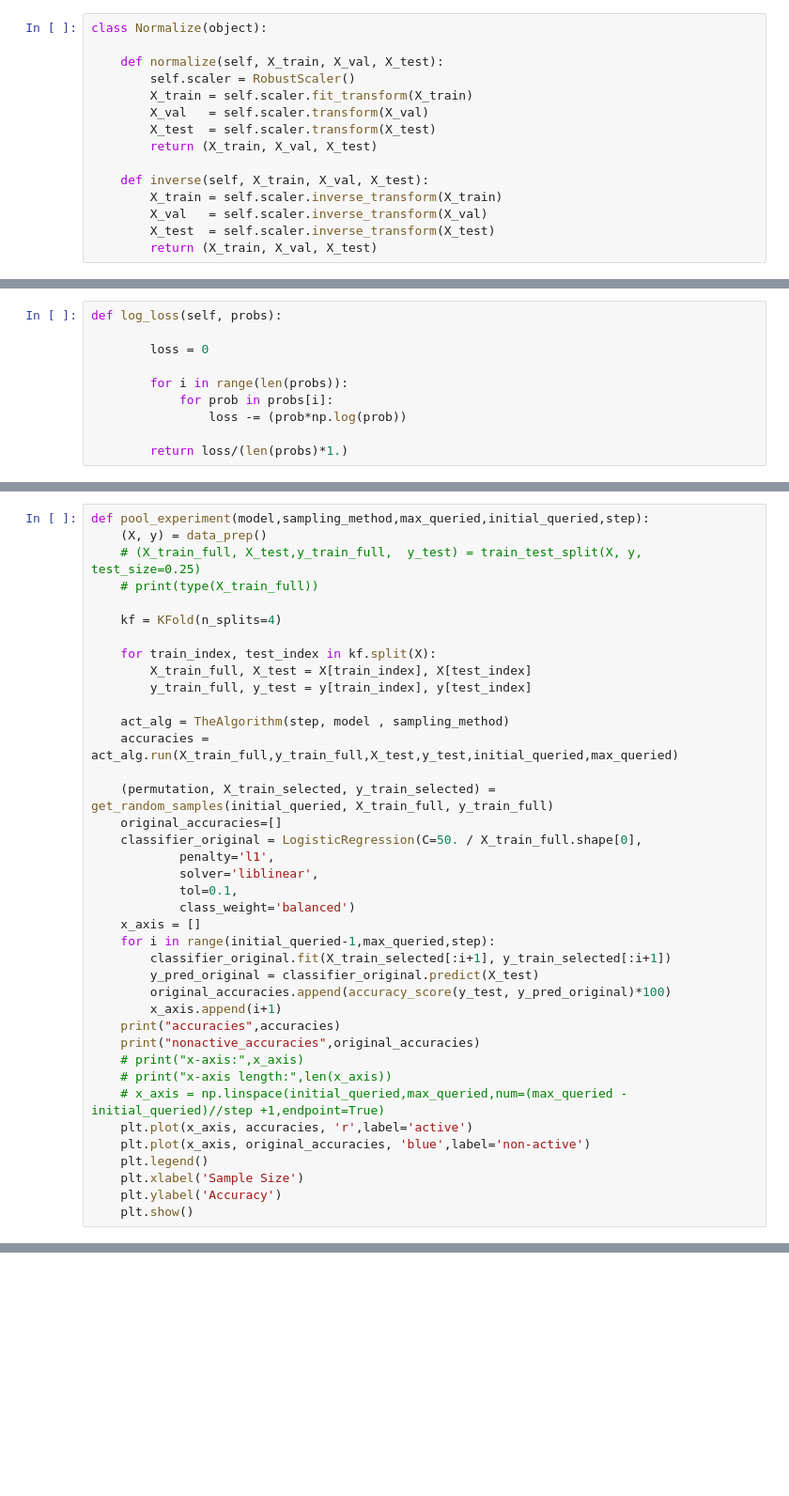
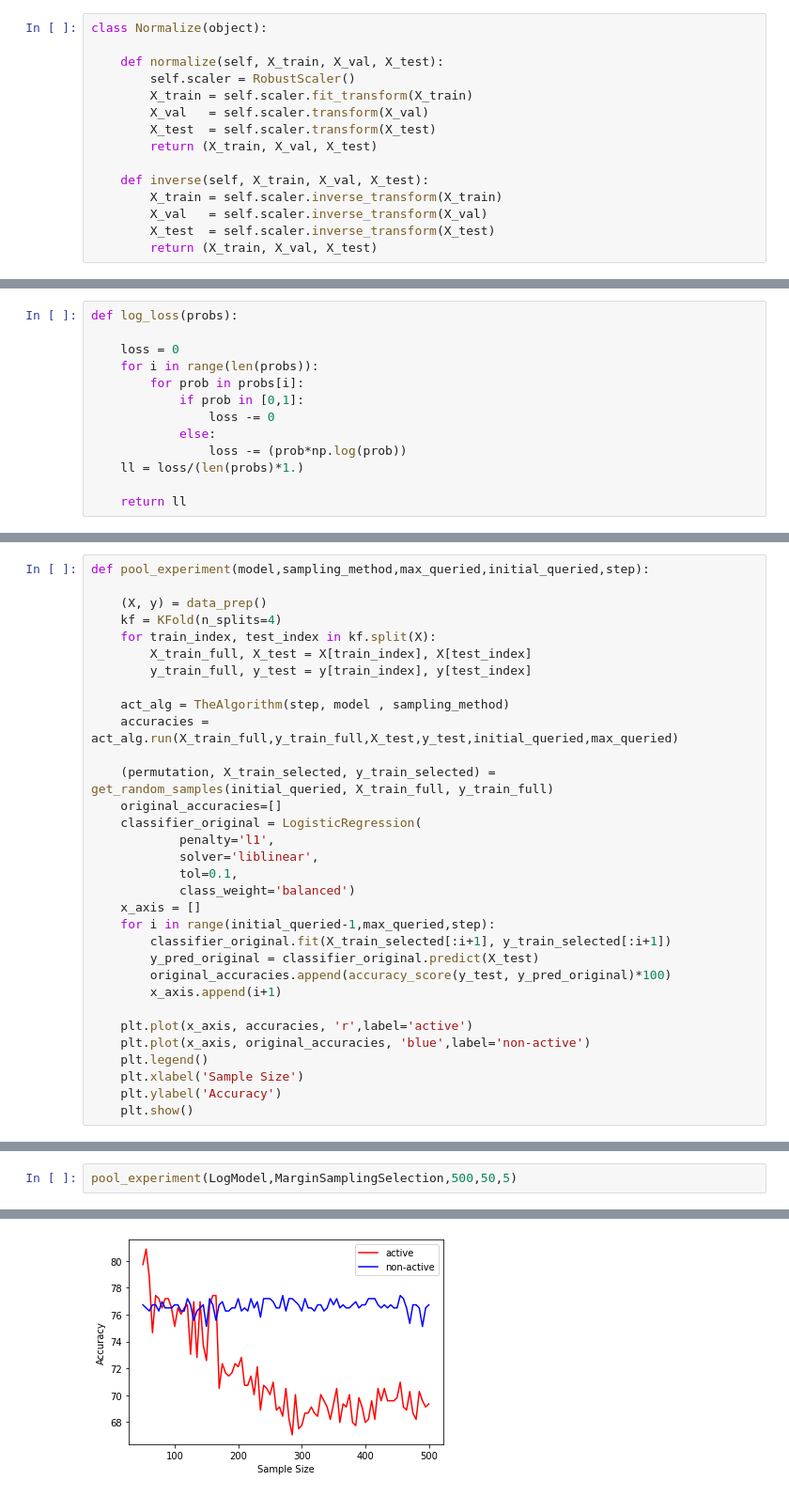
Before and after one commit to WenxuanHuang/Active-Learning-Performance-Benchmarking, a Jupyter notebook: Active_learning_monte_carlo.ipynb, the cells around one changed output, grey strips where cells are left out. Shown at 94% size. Drawn from its saved outputs; the diff is of its cells as text; blank space fills up the shorter version.

```diff
--- a/Active_learning_monte_carlo.ipynb
+++ b/Active_learning_monte_carlo.ipynb
@@ -333,14 +183,17 @@ def get_random_samples(initial_samples, X_train_full,
     return (permutation, X_train, y_train)
 # %%
-def log_loss(self, probs):
+def log_loss(probs):
 
-        loss = 0
+    loss = 0
+    for i in range(len(probs)):
+        for prob in probs[i]:
+            if prob in [0,1]:
+                loss -= 0
+            else:
+                loss -= (prob*np.log(prob))
+    ll = loss/(len(probs)*1.)
 
-        for i in range(len(probs)):
-            for prob in probs[i]:
-                loss -= (prob*np.log(prob))
-
-        return loss/(len(probs)*1.)
+    return ll
 # %%
 class TheAlgorithm(object):
 
@@ -451,11 +288,8 @@ class TheAlgorithm(object):
 # %%
 def pool_experiment(model,sampling_method,max_queried,initial_queried,step):
+
     (X, y) = data_prep()
-    # (X_train_full, X_test,y_train_full,  y_test) = train_test_split(X, y, test_size=0.25)
-    # print(type(X_train_full))
-
     kf = KFold(n_splits=4)
-
     for train_index, test_index in kf.split(X):
         X_train_full, X_test = X[train_index], X[test_index]
         y_train_full, y_test = y[train_index], y[test_index]
@@ -465,7 +299,7 @@ def pool_experiment(model,sampling_method,max_queried,initial_queried,step):
 
     (permutation, X_train_selected, y_train_selected) = get_random_samples(initial_queried, X_train_full, y_train_full)
     original_accuracies=[]
-    classifier_original = LogisticRegression(C=50. / X_train_full.shape[0],
+    classifier_original = LogisticRegression(
             penalty='l1',
             solver='liblinear',
             tol=0.1,
@@ -476,11 +310,7 @@ def pool_experiment(model,sampling_method,max_queried,initial_queried,step):
         y_pred_original = classifier_original.predict(X_test)
         original_accuracies.append(accuracy_score(y_test, y_pred_original)*100)
         x_axis.append(i+1)
-    print("accuracies",accuracies)
-    print("nonactive_accuracies",original_accuracies)
-    # print("x-axis:",x_axis)
-    # print("x-axis length:",len(x_axis))
-    # x_axis = np.linspace(initial_queried,max_queried,num=(max_queried - initial_queried)//step +1,endpoint=True)
+
     plt.plot(x_axis, accuracies, 'r',label='active')
     plt.plot(x_axis, original_accuracies, 'blue',label='non-active')
     plt.legend()
@@ -636,0 +320,3 @@ x-axis length: 66
+# %%
+pool_experiment(LogModel,MarginSamplingSelection,500,50,5)
+# %% [output]
@@ -636,0 +340 @@ x-axis length: 66
+[figure, added]
```
Also changed, not shown: parts of 11 cells of this notebook, 2 other files.
